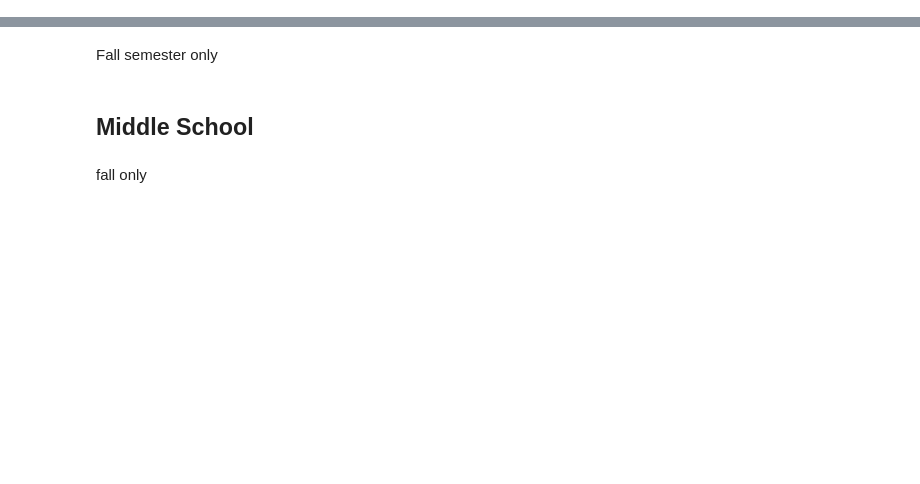
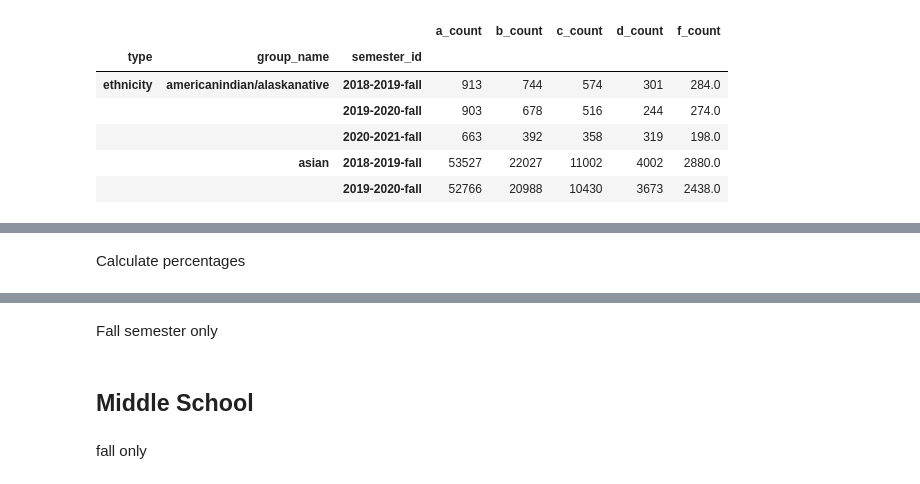
Before and after one commit to datadesk/LAUSD-2020-grades, a Jupyter notebook: grades.ipynb, the cells around one changed output, grey strips where cells are left out. Drawn from its saved outputs; the diff is of its cells as text; code cells hidden in the pictures; blank space fills up the shorter version.

```diff
--- a/grades.ipynb
+++ b/grades.ipynb
@@ -97,0 +208,2 @@ hs_grades = pd.read_csv("input/grades9-12-complete.csv")
+# %%
+concat_columns = ["semester_id", "type", "group_name", "a_count", "b_count", "c_count", "d_count", "f_count"]
@@ -97,0 +212,2 @@ hs_grades = pd.read_csv("input/grades9-12-complete.csv")
+# %%
+fall_groups_concat_df = pd.concat([fall_groups_high_df, fall_groups_middle_df])[concat_columns]
@@ -97,0 +226,10 @@ hs_grades = pd.read_csv("input/grades9-12-complete.csv")
+# %%
+group_counts.head()
+# %% [output]
+|  |  |  | a_count | b_count | c_count | d_count | f_count |
+| type | group_name | semester_id |  |  |  |  |  |
+| ethnicity | americanindian/alaskanative | 2018-2019-fall | 913 | 744 | 574 | 301 | 284.0 |
+|  |  | 2019-2020-fall | 903 | 678 | 516 | 244 | 274.0 |
+|  |  | 2020-2021-fall | 663 | 392 | 358 | 319 | 198.0 |
+|  | asian | 2018-2019-fall | 53527 | 22027 | 11002 | 4002 | 2880.0 |
+|  |  | 2019-2020-fall | 52766 | 20988 | 10430 | 3673 | 2438.0 |
@@ -97,0 +237,2 @@ hs_grades = pd.read_csv("input/grades9-12-complete.csv")
+# %% [markdown]
+Calculate percentages
```
Also changed, not shown: parts of 111 cells of this notebook, 5 other files.
